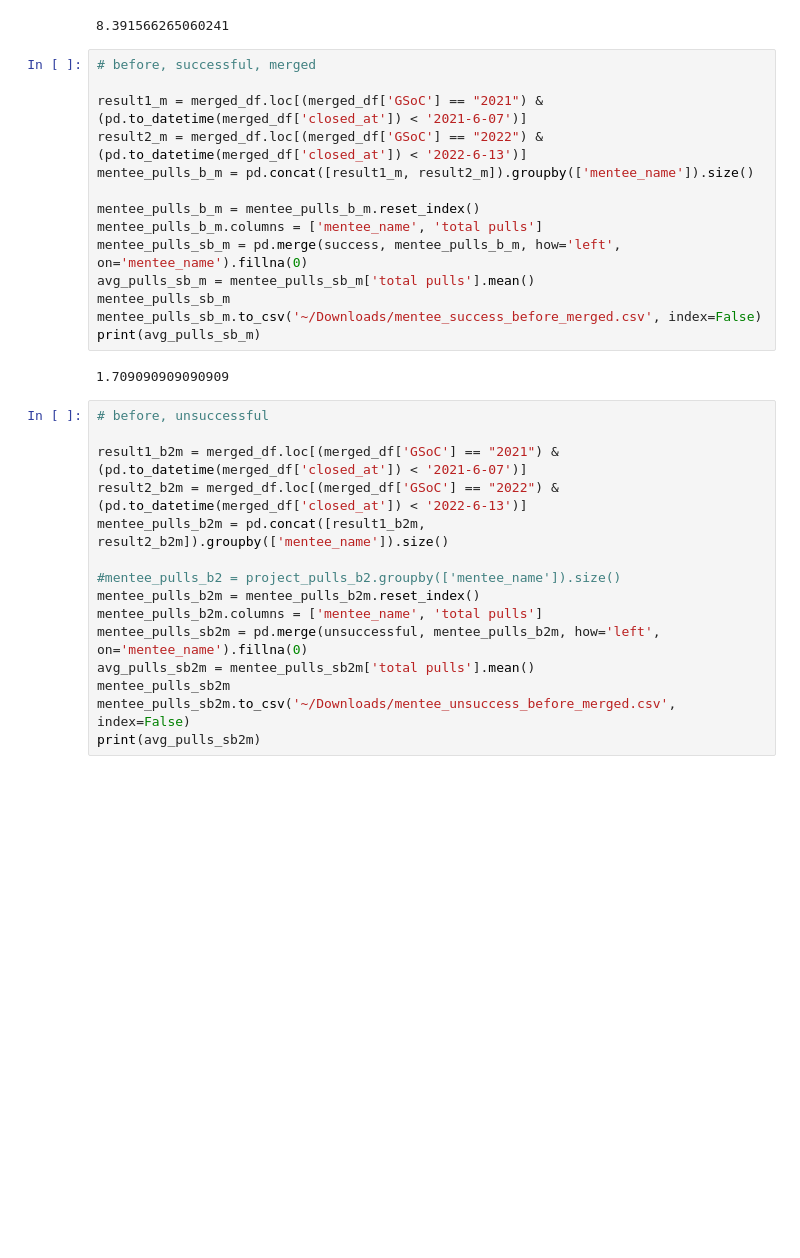
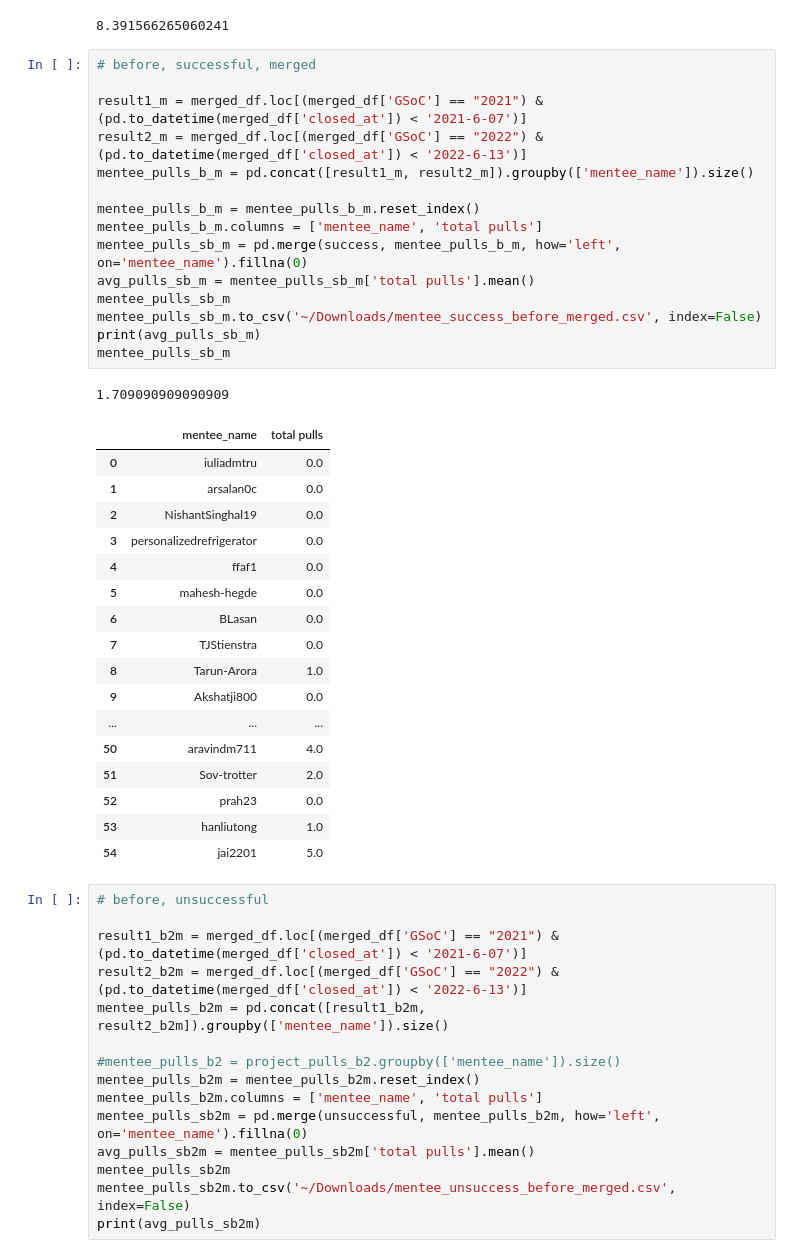
Before and after one commit to coffeehousejazz/honours_thesis, a Jupyter notebook: Code/new queries/GSoC2021.ipynb, the cells around one changed output. Cells and saved outputs as stored; diff of their text form; blank space fills up the shorter version.

```diff
--- a/Code/new queries/GSoC2021.ipynb
+++ b/Code/new queries/GSoC2021.ipynb
@@ -596,19 +595,37 @@ print(avg_pulls_unsuccess2_m)
 # %%
 # before, successful, merged
 
 result1_m = merged_df.loc[(merged_df['GSoC'] == "2021") & (pd.to_datetime(merged_df['closed_at']) < '2021-6-07')]
 result2_m = merged_df.loc[(merged_df['GSoC'] == "2022") & (pd.to_datetime(merged_df['closed_at']) < '2022-6-13')]
 mentee_pulls_b_m = pd.concat([result1_m, result2_m]).groupby(['mentee_name']).size()
 
 mentee_pulls_b_m = mentee_pulls_b_m.reset_index()
 mentee_pulls_b_m.columns = ['mentee_name', 'total pulls']
 mentee_pulls_sb_m = pd.merge(success, mentee_pulls_b_m, how='left', on='mentee_name').fillna(0)
 avg_pulls_sb_m = mentee_pulls_sb_m['total pulls'].mean()
 mentee_pulls_sb_m
 mentee_pulls_sb_m.to_csv('~/Downloads/mentee_success_before_merged.csv', index=False)
 print(avg_pulls_sb_m)
+mentee_pulls_sb_m
 # %% [output]
 1.709090909090909
+|  | mentee_name | total pulls |
+| 0 | iuliadmtru | 0.0 |
+| 1 | arsalan0c | 0.0 |
+| 2 | NishantSinghal19 | 0.0 |
+| 3 | personalizedrefrigerator | 0.0 |
+| 4 | ffaf1 | 0.0 |
+| 5 | mahesh-hegde | 0.0 |
+| 6 | BLasan | 0.0 |
+| 7 | TJStienstra | 0.0 |
+| 8 | Tarun-Arora | 1.0 |
+| 9 | Akshatji800 | 0.0 |
+| ... | ... | ... |
+| 50 | aravindm711 | 4.0 |
+| 51 | Sov-trotter | 2.0 |
+| 52 | prah23 | 0.0 |
+| 53 | hanliutong | 1.0 |
+| 54 | jai2201 | 5.0 |
 # %%
 # before, unsuccessful
 
```
Also changed, not shown: parts of 15 cells of this notebook.
